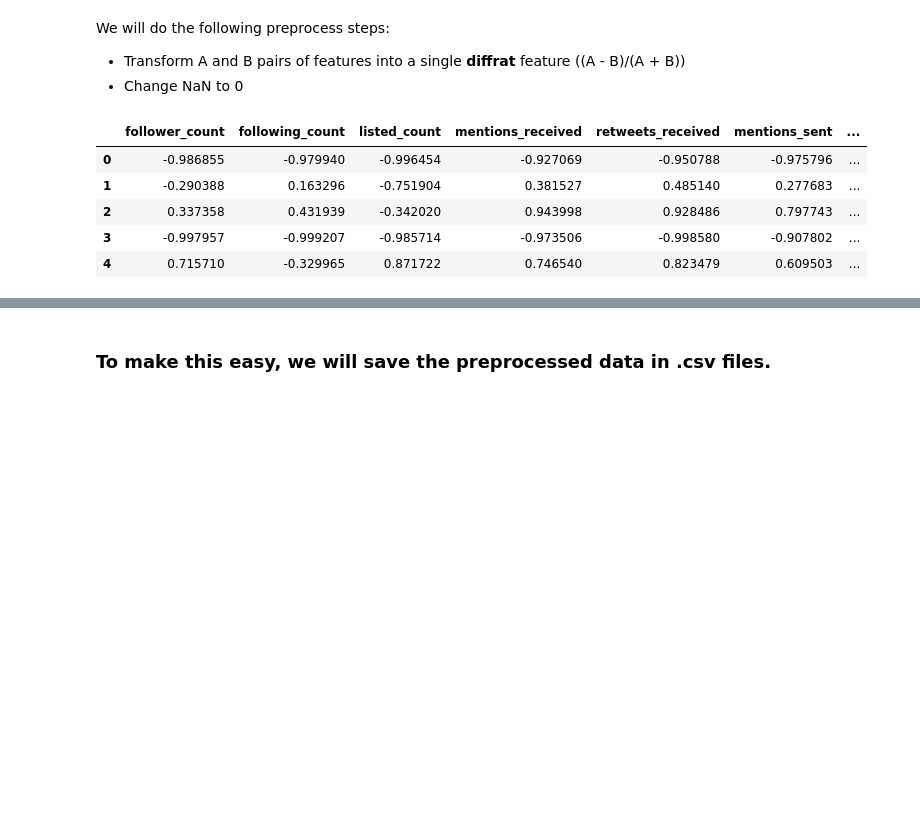
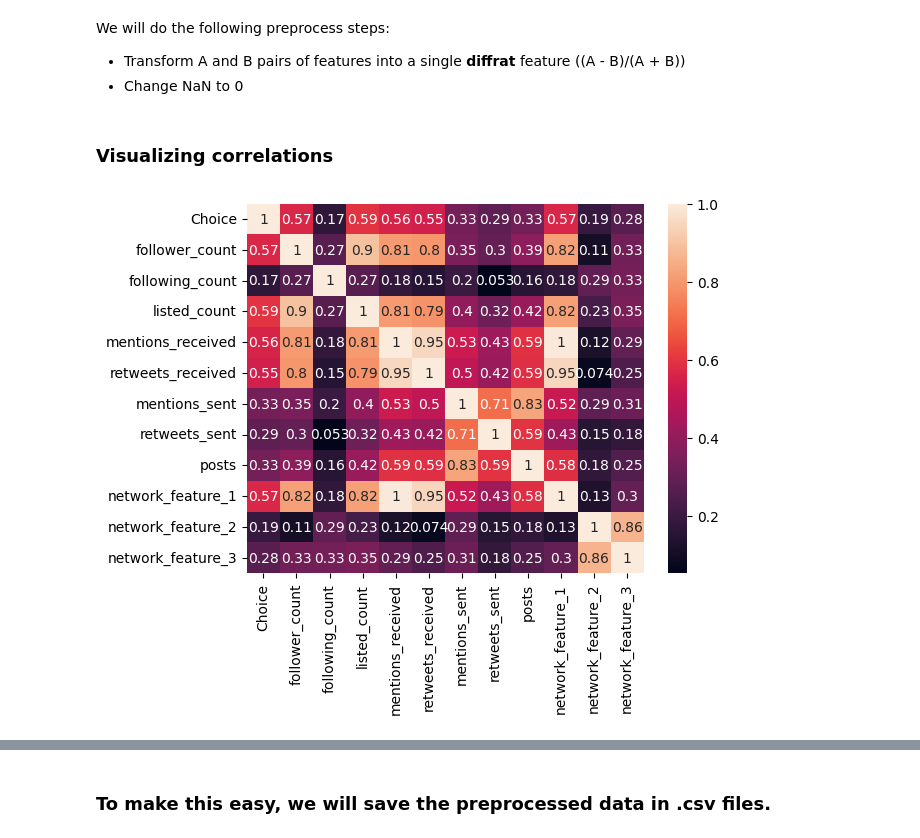
Before and after one commit to Samirnunes/machine_learning_project_CSI-22, a Jupyter notebook: influencers_project/data_analysis.ipynb, the cells around one changed output, grey strips where cells are left out. Cells and saved outputs as stored; diff of their text form; code cells hidden in the pictures; blank space fills up the shorter version.

```diff
--- a/influencers_project/data_analysis.ipynb
+++ b/influencers_project/data_analysis.ipynb
@@ -706,9 +708,8 @@ preprocessed_x_test = preprocessed_x_test.fillna(0)
-# %%
-preprocessed_x_train.head()
-# %% [output]
-|  | follower_count | following_count | listed_count | mentions_received | retweets_received | mentions_sent | ... |
-| 0 | -0.986855 | -0.979940 | -0.996454 | -0.927069 | -0.950788 | -0.975796 | ... |
-| 1 | -0.290388 | 0.163296 | -0.751904 | 0.381527 | 0.485140 | 0.277683 | ... |
-| 2 | 0.337358 | 0.431939 | -0.342020 | 0.943998 | 0.928486 | 0.797743 | ... |
-| 3 | -0.997957 | -0.999207 | -0.985714 | -0.973506 | -0.998580 | -0.907802 | ... |
-| 4 | 0.715710 | -0.329965 | 0.871722 | 0.746540 | 0.823479 | 0.609503 | ... |
+# %% [markdown]
+### Visualizing correlations
+# %%
+correlations = preprocessed_train_data.corr()
+sns.heatmap(correlations, annot = True)
+plt.show()
+# %% [output]
+[figure, added]
```
Also changed, not shown: parts of 11 cells of this notebook, 9 other files.
